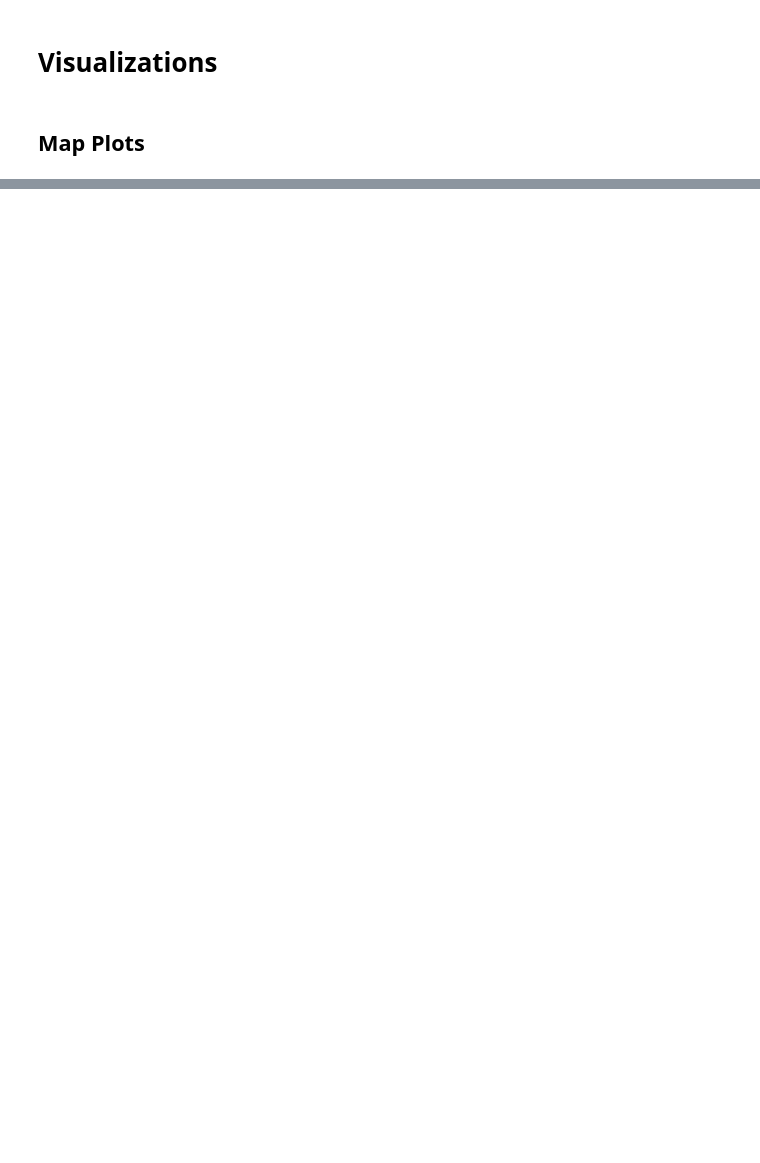
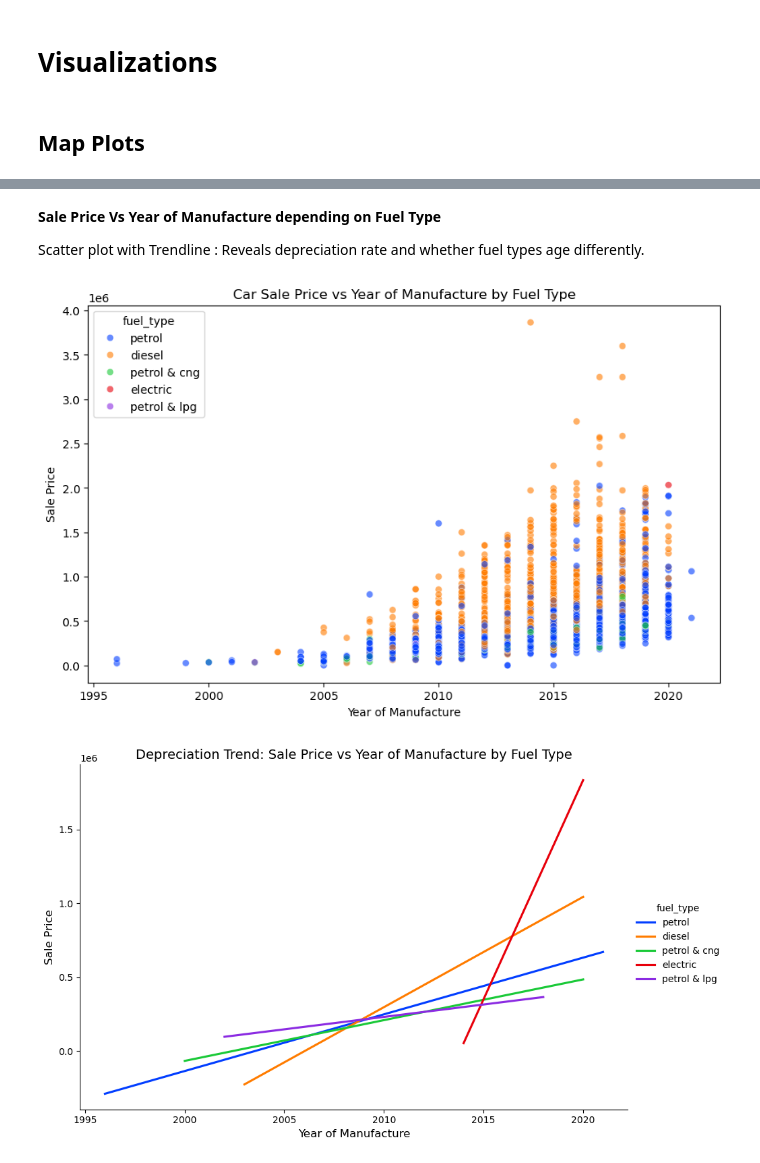
Before and after one commit to aarschne/UN5550finalproject, a Jupyter notebook: data_cleaning_visualization.ipynb, the cells around one changed output, grey strips where cells are left out. Saved outputs shown, nothing was run; the diff lists cells and outputs as text; code cells hidden in the pictures; blank space fills up the shorter version.

```diff
--- a/data_cleaning_visualization.ipynb
+++ b/data_cleaning_visualization.ipynb
@@ -35,0 +56,28 @@ cars['original_price'] = imputer.fit_transform(cars[['original_price']])
+# %% [markdown]
+**Sale Price Vs Year of Manufacture depending on Fuel Type**
+
+Scatter plot with Trendline : Reveals depreciation rate and whether fuel types age differently.
+# %%
+# Scatter layer: each point is a car, colored by fuel type
+plt.figure(figsize=(10, 6))
+sns.scatterplot(data=cars, x='yr_mfr', y='sale_price',
+    hue='fuel_type', alpha=0.6, palette='bright')
+
+# Scatter Plot Titles and labels
+plt.title('Car Sale Price vs Year of Manufacture by Fuel Type')
+plt.xlabel('Year of Manufacture')
+plt.ylabel('Sale Price')
+
+# Add trendlines (regression lines) per fuel type
+sns.lmplot(data=cars, x='yr_mfr', y='sale_price',
+    hue='fuel_type', scatter=False, aspect=1.5, height=6,
+    ci=None, palette='bright')
+
+# Trendlines Titles and labels
+plt.title('Depreciation Trend: Sale Price vs Year of Manufacture by Fuel Type', fontsize=14)
+plt.xlabel('Year of Manufacture', fontsize=12)
+plt.ylabel('Sale Price', fontsize=12)
+plt.show()
+# %% [output]
+[figure, added]
+[figure, added]
```
Also changed, not shown: parts of 9 cells of this notebook.
